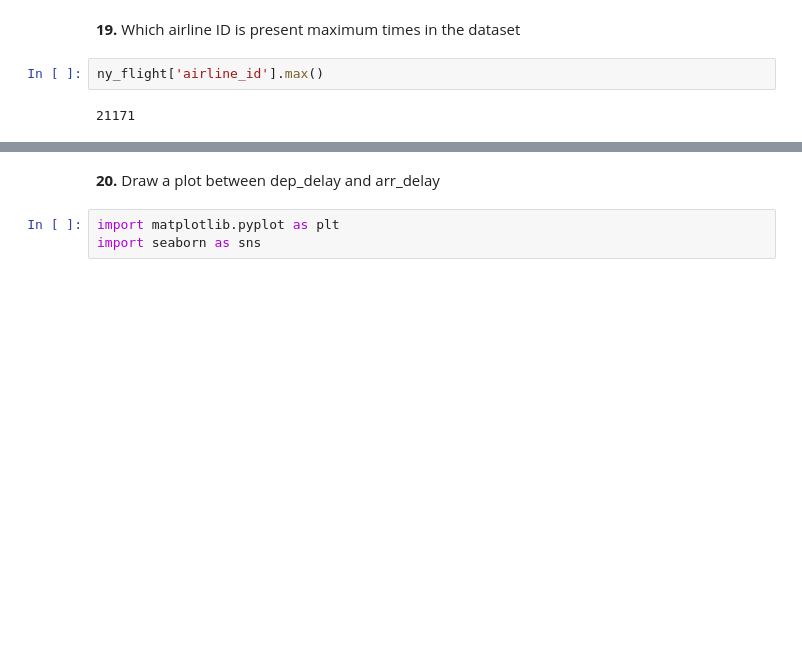
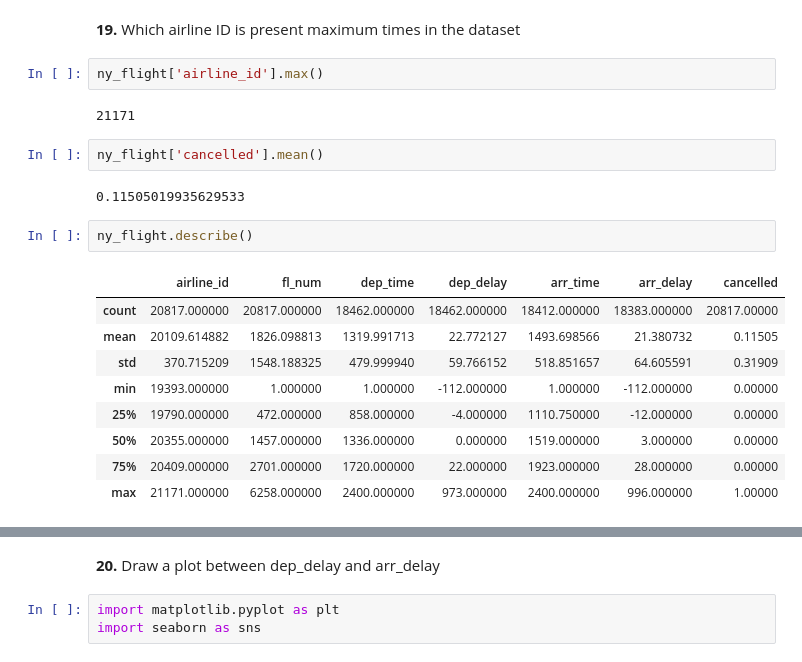
Before and after one commit to anishala/Virtual-competition, a Jupyter notebook: Virtual_competition.ipynb, the cells around one changed output, grey strips where cells are left out. Drawn from its saved outputs; the diff is of its cells as text; blank space fills up the shorter version.

```diff
--- a/Virtual_competition.ipynb
+++ b/Virtual_competition.ipynb
@@ -216,3 +216,19 @@ ny_flight.head()
 ny_flight['airline_id'].max()
 # %% [output]
 21171
+# %%
+ny_flight['cancelled'].mean()
+# %% [output]
+0.11505019935629533
+# %%
+ny_flight.describe()
+# %% [output]
+|  | airline_id | fl_num | dep_time | dep_delay | arr_time | arr_delay | cancelled |
+| count | 20817.000000 | 20817.000000 | 18462.000000 | 18462.000000 | 18412.000000 | 18383.000000 | 20817.00000 |
+| mean | 20109.614882 | 1826.098813 | 1319.991713 | 22.772127 | 1493.698566 | 21.380732 | 0.11505 |
+| std | 370.715209 | 1548.188325 | 479.999940 | 59.766152 | 518.851657 | 64.605591 | 0.31909 |
+| min | 19393.000000 | 1.000000 | 1.000000 | -112.000000 | 1.000000 | -112.000000 | 0.00000 |
+| 25% | 19790.000000 | 472.000000 | 858.000000 | -4.000000 | 1110.750000 | -12.000000 | 0.00000 |
+| 50% | 20355.000000 | 1457.000000 | 1336.000000 | 0.000000 | 1519.000000 | 3.000000 | 0.00000 |
+| 75% | 20409.000000 | 2701.000000 | 1720.000000 | 22.000000 | 1923.000000 | 28.000000 | 0.00000 |
+| max | 21171.000000 | 6258.000000 | 2400.000000 | 973.000000 | 2400.000000 | 996.000000 | 1.00000 |
```
Also changed, not shown: parts of 2 cells of this notebook.
